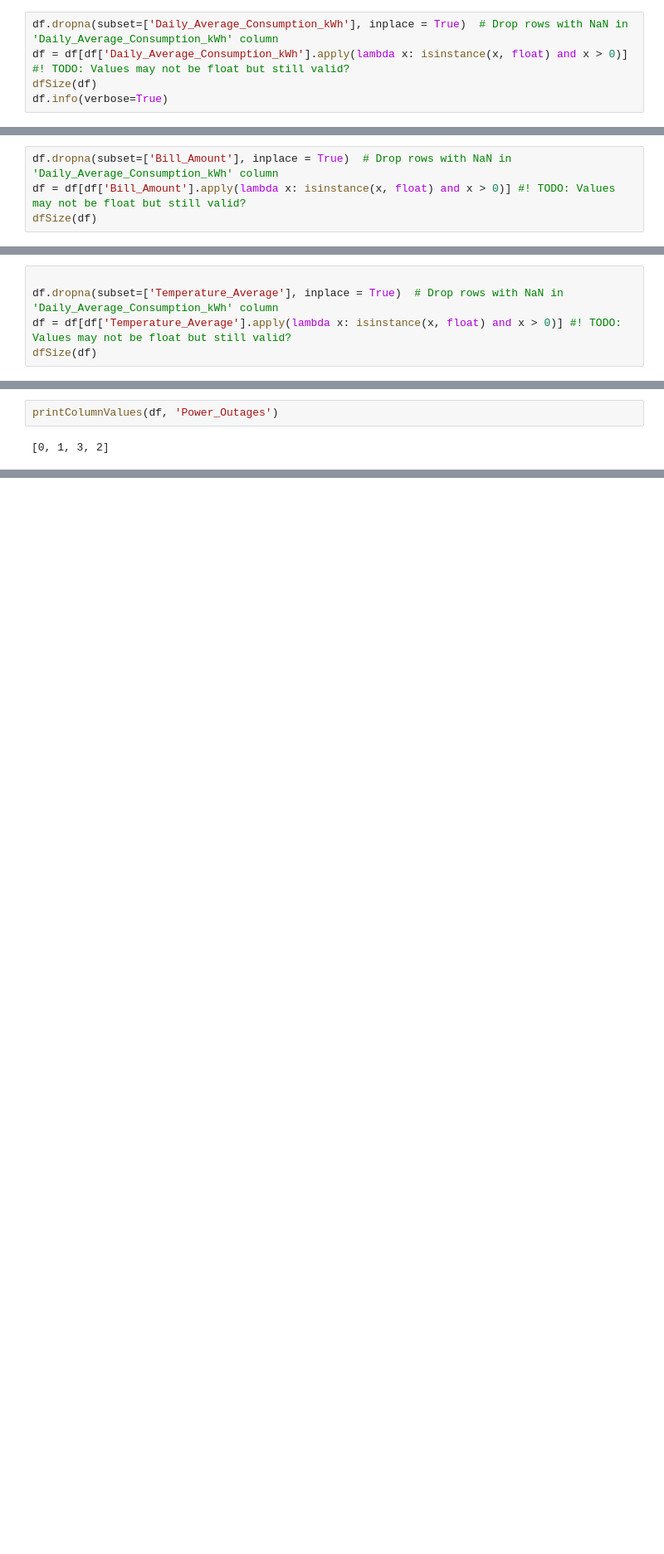
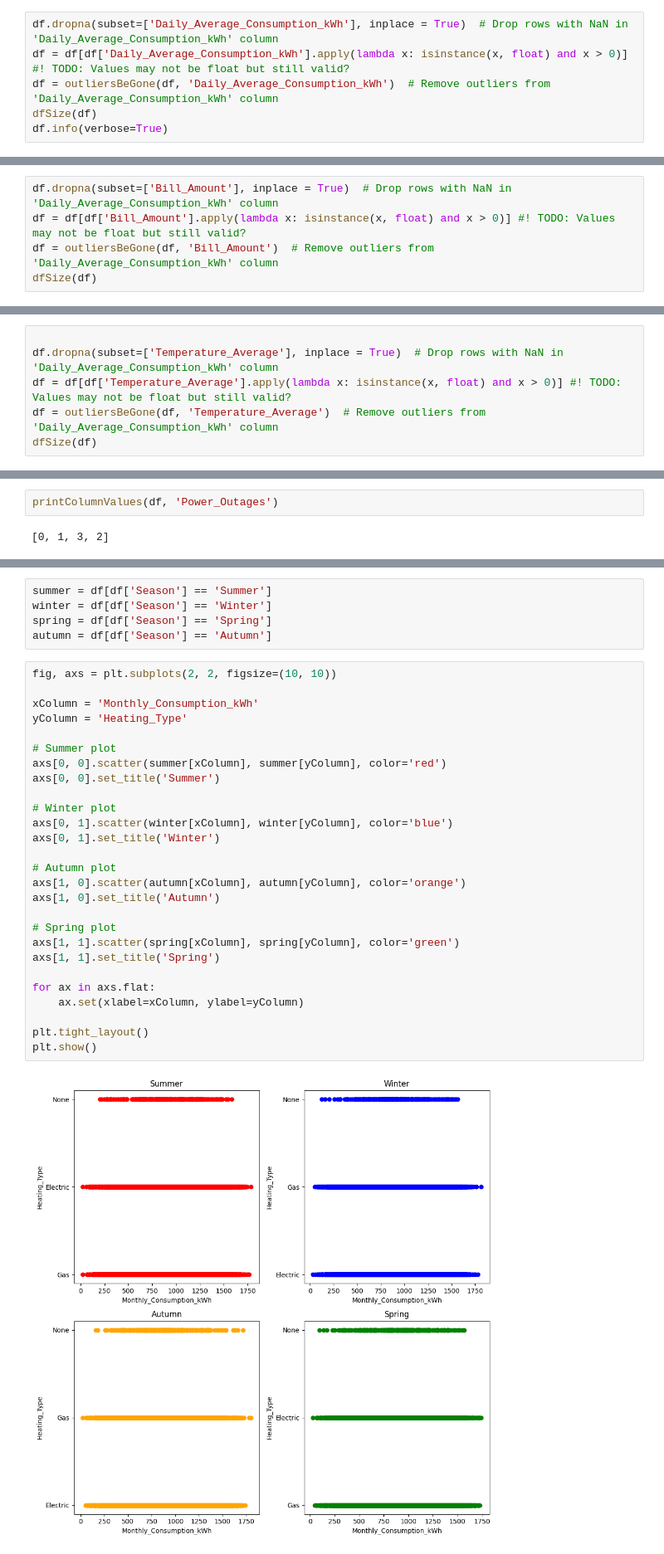
Before and after one commit to Darkri-X/CSC300_LinearRegression, a Jupyter notebook: LinearRegression.ipynb, the cells around one changed output, grey strips where cells are left out. Shown: that part at 83% size. Saved outputs shown, nothing was run; the diff lists cells and outputs as text; blank space fills up the shorter version.

Commit message:
Clean up code comments and fix typos, started plotting tables and figuring out what works

```diff
--- a/LinearRegression.ipynb
+++ b/LinearRegression.ipynb
@@ -323,6 +335,7 @@ Previous size: (60304, 14)
 # %%
 df.dropna(subset=['Daily_Average_Consumption_kWh'], inplace = True)  # Drop rows with NaN in 'Daily_Average_Consumption_kWh' column
 df = df[df['Daily_Average_Consumption_kWh'].apply(lambda x: isinstance(x, float) and x > 0)] #! TODO: Values may not be float but still valid?
+df = outliersBeGone(df, 'Daily_Average_Consumption_kWh')  # Remove outliers from 'Daily_Average_Consumption_kWh' column
 dfSize(df)
 df.info(verbose=True)
 # %% [output]
@@ -401,5 +414,6 @@ Previous size: (60221, 14)
 # %%
 df.dropna(subset=['Bill_Amount'], inplace = True)  # Drop rows with NaN in 'Daily_Average_Consumption_kWh' column
 df = df[df['Bill_Amount'].apply(lambda x: isinstance(x, float) and x > 0)] #! TODO: Values may not be float but still valid?
+df = outliersBeGone(df, 'Bill_Amount')  # Remove outliers from 'Daily_Average_Consumption_kWh' column
 dfSize(df)
 # %% [output]
@@ -416,5 +430,6 @@ Previous size: (57232, 14)
 
 df.dropna(subset=['Temperature_Average'], inplace = True)  # Drop rows with NaN in 'Daily_Average_Consumption_kWh' column
 df = df[df['Temperature_Average'].apply(lambda x: isinstance(x, float) and x > 0)] #! TODO: Values may not be float but still valid?
+df = outliersBeGone(df, 'Temperature_Average')  # Remove outliers from 'Daily_Average_Consumption_kWh' column
 dfSize(df)
 # %% [output]
@@ -429,0 +459,34 @@ import numpy as np
+# %%
+summer = df[df['Season'] == 'Summer']
+winter = df[df['Season'] == 'Winter']
+spring = df[df['Season'] == 'Spring']
+autumn = df[df['Season'] == 'Autumn']
+# %%
+fig, axs = plt.subplots(2, 2, figsize=(10, 10))
+
+xColumn = 'Monthly_Consumption_kWh'
+yColumn = 'Heating_Type'
+
+# Summer plot
+axs[0, 0].scatter(summer[xColumn], summer[yColumn], color='red')
+axs[0, 0].set_title('Summer')
+
+# Winter plot
+axs[0, 1].scatter(winter[xColumn], winter[yColumn], color='blue')
+axs[0, 1].set_title('Winter')
+
+# Autumn plot
+axs[1, 0].scatter(autumn[xColumn], autumn[yColumn], color='orange')
+axs[1, 0].set_title('Autumn')
+
+# Spring plot
+axs[1, 1].scatter(spring[xColumn], spring[yColumn], color='green')
+axs[1, 1].set_title('Spring')
+
+for ax in axs.flat:
+    ax.set(xlabel=xColumn, ylabel=yColumn)
+
+plt.tight_layout()
+plt.show()
+# %% [output]
+[figure, added]
```
Also changed, not shown: parts of 25 cells of this notebook.
